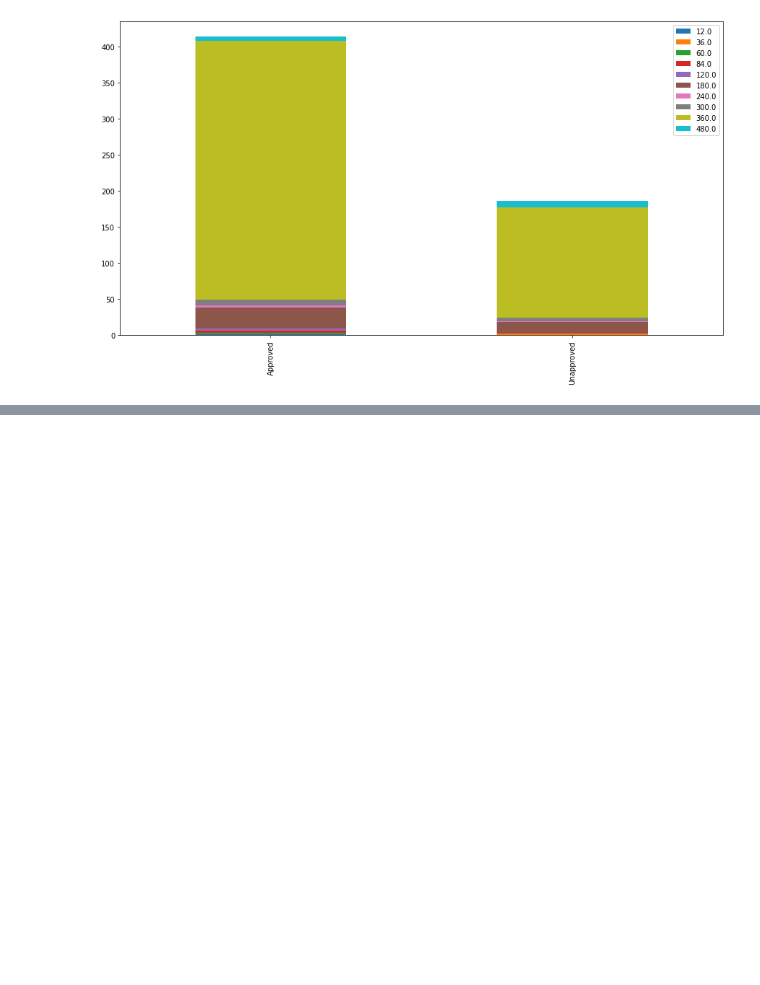
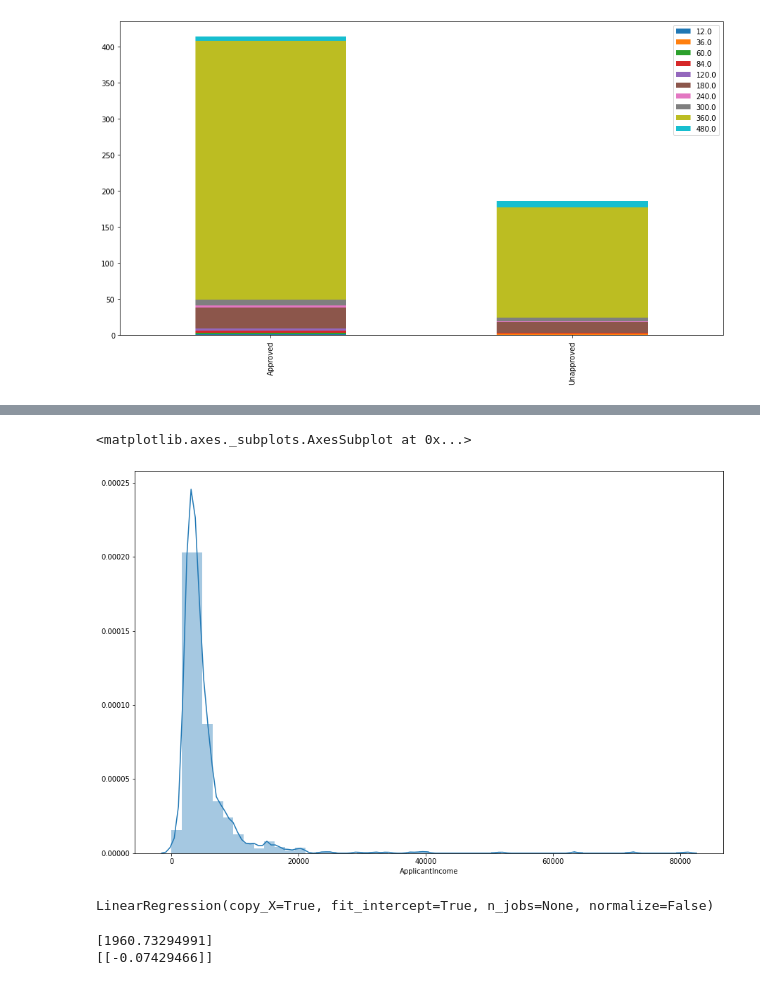
Before and after one commit to megha988/Loan-Prediction, a Jupyter notebook: Loan_Prediction.ipynb, the cells around one changed output, grey strips where cells are left out. Drawn from its saved outputs; the diff is of its cells as text; code cells hidden in the pictures; blank space fills up the shorter version.

```diff
--- a/Loan_Prediction.ipynb
+++ b/Loan_Prediction.ipynb
@@ -424,0 +456,7 @@ df1.plot(kind='bar', stacked=True, figsize=(15,8))
+# %%
+plt.figure(figsize=(15,10))
+plt.tight_layout()
+seabornInstance.distplot(final_df['ApplicantIncome'])
+# %% [output]
+<matplotlib.axes._subplots.AxesSubplot at 0x...>
+[figure, added]
@@ -424,0 +470,17 @@ df1.plot(kind='bar', stacked=True, figsize=(15,8))
+# %%
+#After splitting the data into training and testing sets,
+# finally, the time is to train our algorithm.
+# For that, we need to import LinearRegression class, instantiate it,
+# and call the fit() method along with our training data.
+regressor = LinearRegression()
+regressor.fit(X_train, y_train) #training the algorithm
+# %% [output]
+LinearRegression(copy_X=True, fit_intercept=True, n_jobs=None, normalize=False)
+# %%
+#To retrieve the intercept:
+print(regressor.intercept_)
+#For retrieving the slope:
+print(regressor.coef_)
+# %% [output]
+[1960.73294991]
+[[-0.07429466]]
```
Also changed, not shown: parts of 10 cells of this notebook.
